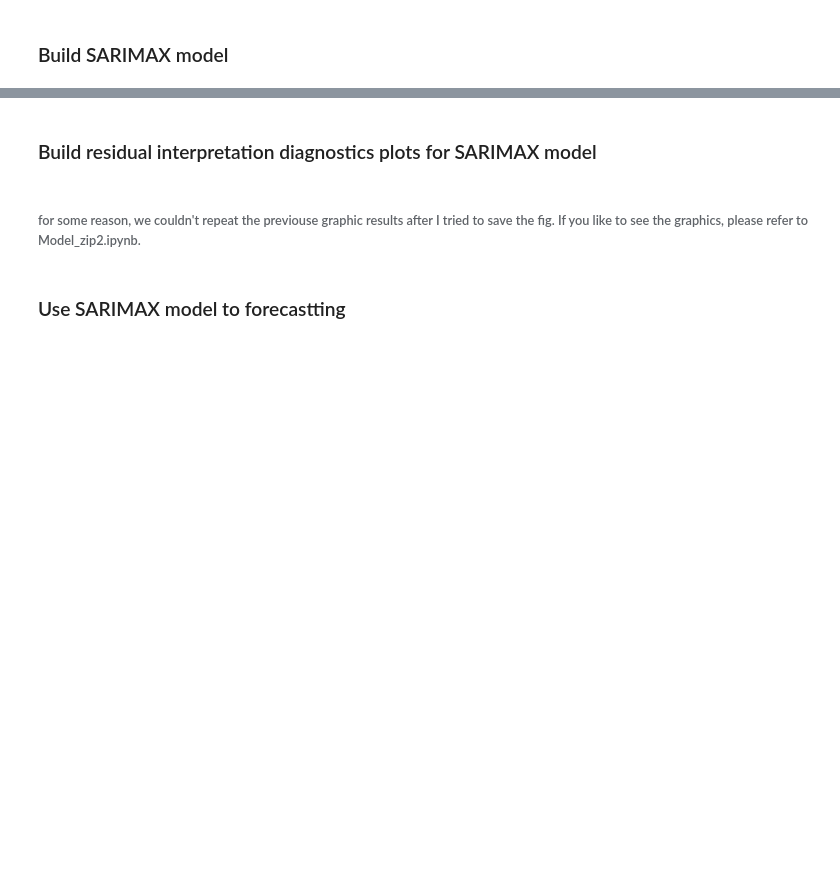
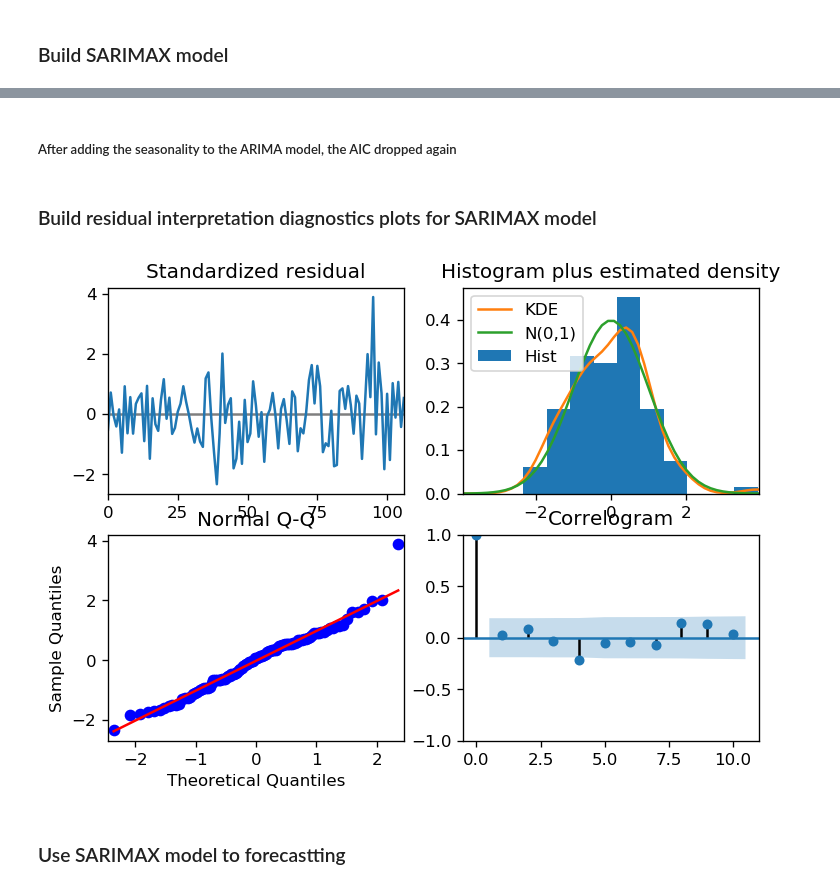
Before and after one commit to jmitterh/Project_3_Potential_Marketing, a Jupyter notebook: arima_ml_models/models/auto_model/MasterModel_zip1_fullsteps.ipynb, the cells around one changed output, grey strips where cells are left out. Drawn from its saved outputs; the diff is of its cells as text; code cells hidden in the pictures; blank space fills up the shorter version.

```diff
--- a/arima_ml_models/models/auto_model/MasterModel_zip1_fullsteps.ipynb
+++ b/arima_ml_models/models/auto_model/MasterModel_zip1_fullsteps.ipynb
@@ -656,14 +619,15 @@ SARIMAX Results
 | Prob(H) (two-sided): | 0.00 | Kurtosis: | 3.99 |
 Warnings:
 [1] Covariance matrix calculated using the outer product of gradients (complex-step).
+# %% [markdown]
+##### After adding the seasonality to the ARIMA model, the AIC dropped again
 # %% [markdown]
 ### Build residual interpretation diagnostics plots for SARIMAX model
 # %%
-# smodel.plot_diagnostics(figsize=(7,5))
-# # plt.savefig('../../arima_ml_models/images/seasonal_output/22_SARIMAX_error_diagnostics.png')
-# plt.show()
+smodel.plot_diagnostics(figsize=(7,5))
+plt.show()
+# %% [output]
+[figure, added]
-# %% [markdown]
-###### for some reason, we couldn't repeat the previouse graphic results after I tried to save the fig. If you like to see the graphics, please refer to Model_zip2.ipynb.
 # %% [markdown]
 ### Use SARIMAX model to forecastting
 # %%
```
Also changed, not shown: parts of 48 cells of this notebook.
